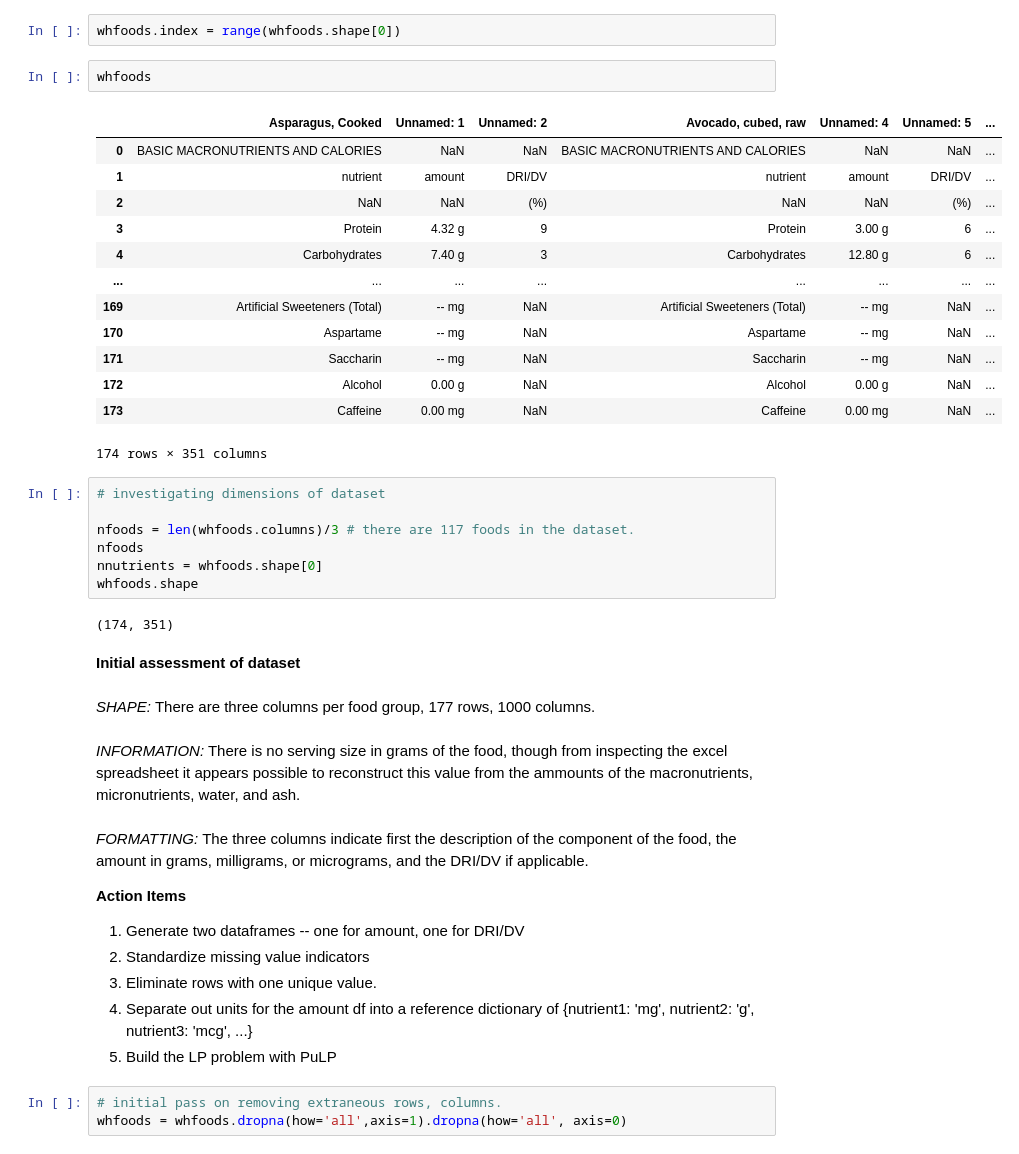
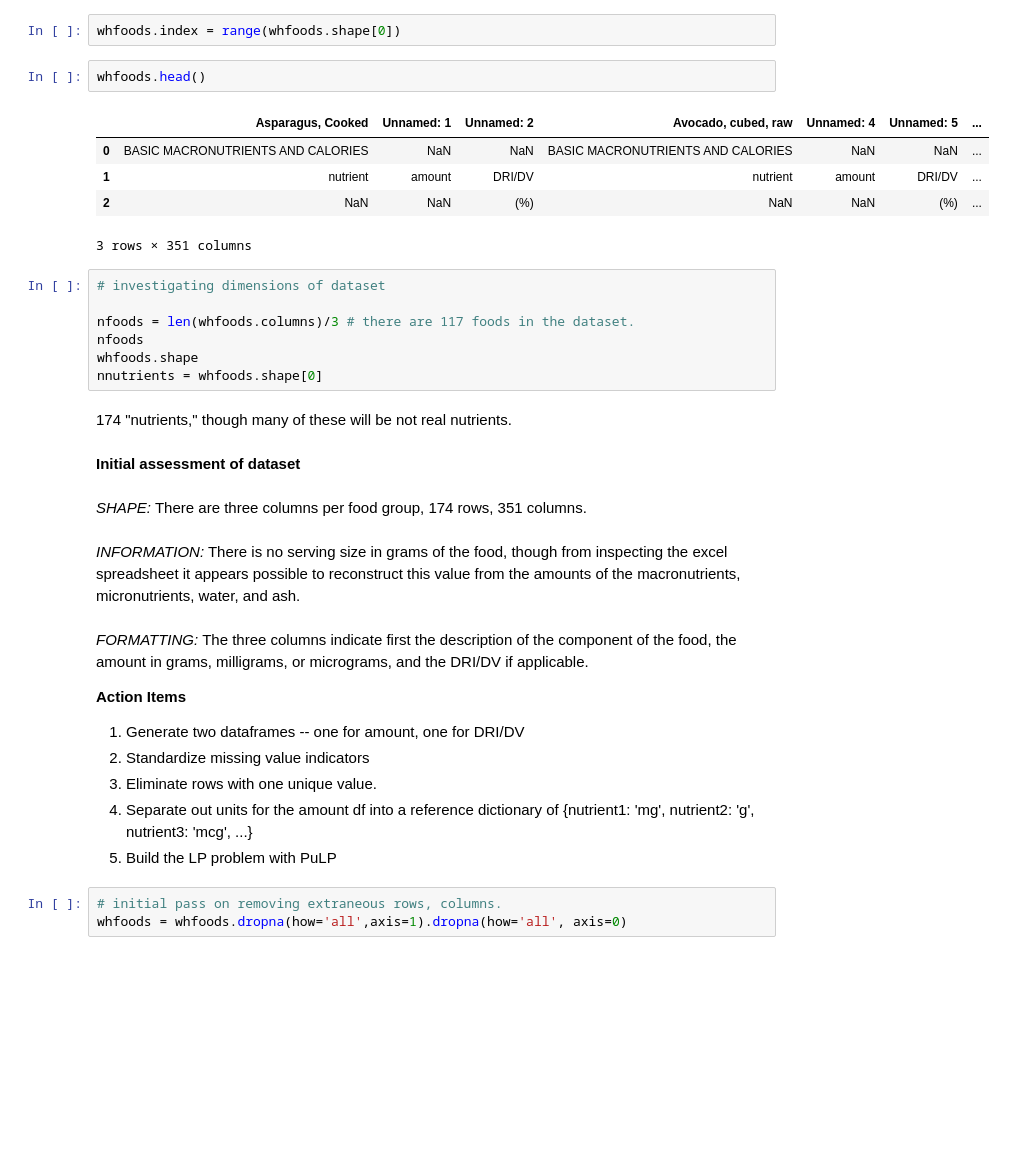
Before and after one commit to wcmohr/Nutrition, a Jupyter notebook: whfoods.ipynb, the cells around one changed output. Drawn from its saved outputs; the diff is of its cells as text; blank space fills up the shorter version.

```diff
--- a/whfoods.ipynb
+++ b/whfoods.ipynb
@@ -21,36 +21,28 @@ whfoods = pd.read_csv('./Data/whfoods.csv')
 # %%
 whfoods.index = range(whfoods.shape[0])
 # %%
-whfoods
+whfoods.head()
 # %% [output]
 |  | Asparagus, Cooked | Unnamed: 1 | Unnamed: 2 | Avocado, cubed, raw | Unnamed: 4 | Unnamed: 5 | ... |
 | 0 | BASIC MACRONUTRIENTS AND CALORIES | NaN | NaN | BASIC MACRONUTRIENTS AND CALORIES | NaN | NaN | ... |
 | 1 | nutrient | amount | DRI/DV | nutrient | amount | DRI/DV | ... |
 | 2 | NaN | NaN | (%) | NaN | NaN | (%) | ... |
-| 3 | Protein | 4.32 g | 9 | Protein | 3.00 g | 6 | ... |
-| 4 | Carbohydrates | 7.40 g | 3 | Carbohydrates | 12.80 g | 6 | ... |
-| ... | ... | ... | ... | ... | ... | ... | ... |
-| 169 | Artificial Sweeteners (Total) | -- mg | NaN | Artificial Sweeteners (Total) | -- mg | NaN | ... |
-| 170 | Aspartame | -- mg | NaN | Aspartame | -- mg | NaN | ... |
-| 171 | Saccharin | -- mg | NaN | Saccharin | -- mg | NaN | ... |
-| 172 | Alcohol | 0.00 g | NaN | Alcohol | 0.00 g | NaN | ... |
-| 173 | Caffeine | 0.00 mg | NaN | Caffeine | 0.00 mg | NaN | ... |
-174 rows × 351 columns
+3 rows × 351 columns
 # %%
 # investigating dimensions of dataset
 
 nfoods = len(whfoods.columns)/3 # there are 117 foods in the dataset.
 nfoods
+whfoods.shape
 nnutrients = whfoods.shape[0]
-whfoods.shape
-# %% [output]
-(174, 351)
+# %% [markdown]
+174 "nutrients," though many of these will be not real nutrients.
 # %% [markdown]
 **Initial assessment of dataset**\
 \
-*SHAPE:* There are three columns per food group, 177 rows, 1000 columns.  \
+*SHAPE:* There are three columns per food group, 174 rows, 351 columns.  \
 \
-*INFORMATION:* There is no serving size in grams of the food, though from inspecting the excel spreadsheet it appears possible to reconstruct this value from the ammounts of the macronutrients, micronutrients, water, and ash.\
+*INFORMATION:* There is no serving size in grams of the food, though from inspecting the excel spreadsheet it appears possible to reconstruct this value from the amounts of the macronutrients, micronutrients, water, and ash.\
 \
 *FORMATTING:* The three columns indicate first the description of the component of the food, the amount in grams, milligrams, or micrograms, and the DRI/DV if applicable.
 
```
Also changed, not shown: parts of 136 cells of this notebook, 10 other files.
